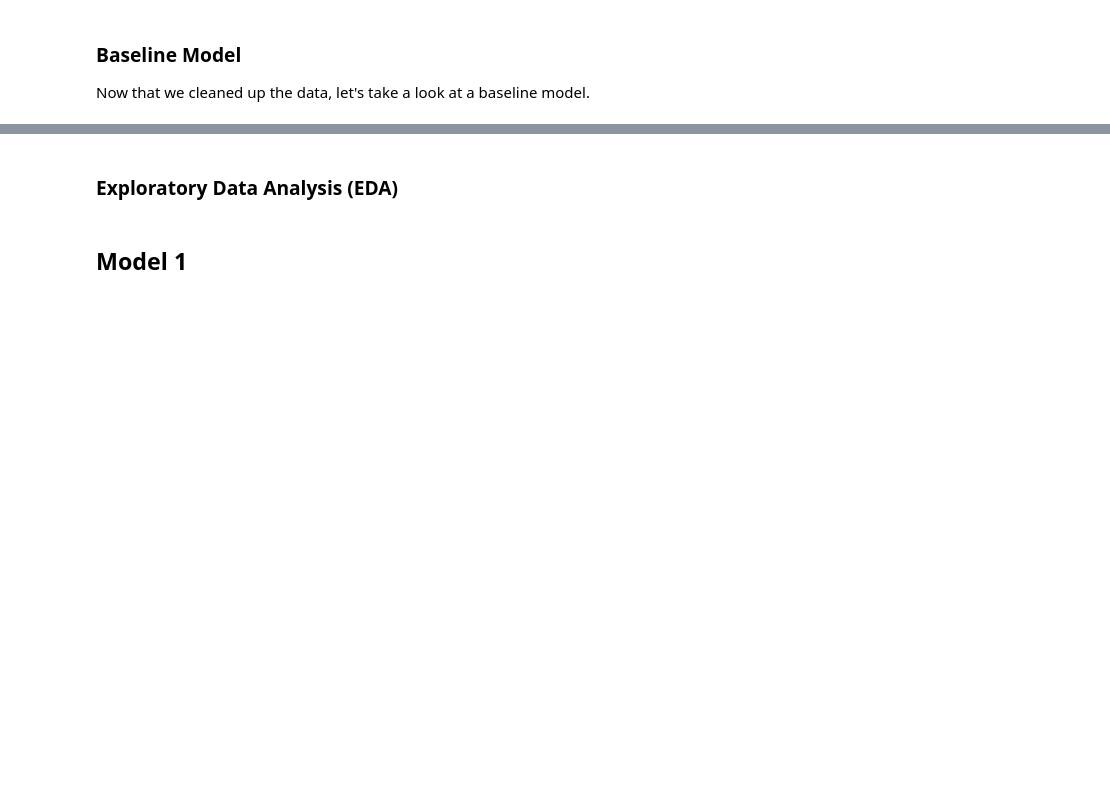
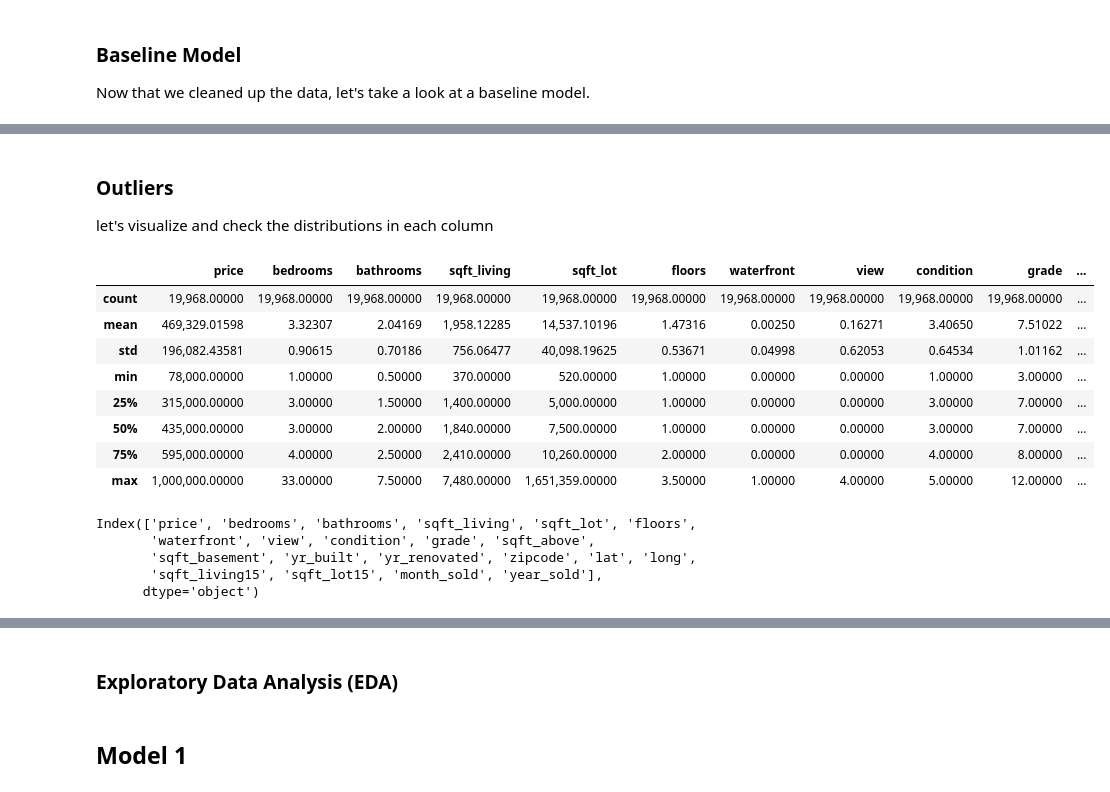
Before and after one commit to jennifernha/King-County-House-Sales, a Jupyter notebook: King County House Sales Analysis.ipynb, the cells around one changed output, grey strips where cells are left out. Cells and saved outputs as stored; diff of their text form; code cells hidden in the pictures; blank space fills up the shorter version.

```diff
--- a/King County House Sales Analysis.ipynb
+++ b/King County House Sales Analysis.ipynb
@@ -328,0 +339,25 @@ strong multicollinearity or other numerical problems.
+# %% [markdown]
+### Outliers
+
+let's visualize and check the distributions in each column
+# %%
+df.describe()
+# %% [output]
+|  | price | bedrooms | bathrooms | sqft_living | sqft_lot | floors | waterfront | view | condition | grade | ... |
+| count | 19,968.00000 | 19,968.00000 | 19,968.00000 | 19,968.00000 | 19,968.00000 | 19,968.00000 | 19,968.00000 | 19,968.00000 | 19,968.00000 | 19,968.00000 | ... |
+| mean | 469,329.01598 | 3.32307 | 2.04169 | 1,958.12285 | 14,537.10196 | 1.47316 | 0.00250 | 0.16271 | 3.40650 | 7.51022 | ... |
+| std | 196,082.43581 | 0.90615 | 0.70186 | 756.06477 | 40,098.19625 | 0.53671 | 0.04998 | 0.62053 | 0.64534 | 1.01162 | ... |
+| min | 78,000.00000 | 1.00000 | 0.50000 | 370.00000 | 520.00000 | 1.00000 | 0.00000 | 0.00000 | 1.00000 | 3.00000 | ... |
+| 25% | 315,000.00000 | 3.00000 | 1.50000 | 1,400.00000 | 5,000.00000 | 1.00000 | 0.00000 | 0.00000 | 3.00000 | 7.00000 | ... |
+| 50% | 435,000.00000 | 3.00000 | 2.00000 | 1,840.00000 | 7,500.00000 | 1.00000 | 0.00000 | 0.00000 | 3.00000 | 7.00000 | ... |
+| 75% | 595,000.00000 | 4.00000 | 2.50000 | 2,410.00000 | 10,260.00000 | 2.00000 | 0.00000 | 0.00000 | 4.00000 | 8.00000 | ... |
+| max | 1,000,000.00000 | 33.00000 | 7.50000 | 7,480.00000 | 1,651,359.00000 | 3.50000 | 1.00000 | 4.00000 | 5.00000 | 12.00000 | ... |
+# %%
+col = df.columns
+col
+# %% [output]
+Index(['price', 'bedrooms', 'bathrooms', 'sqft_living', 'sqft_lot', 'floors',
+       'waterfront', 'view', 'condition', 'grade', 'sqft_above',
+       'sqft_basement', 'yr_built', 'yr_renovated', 'zipcode', 'lat', 'long',
+       'sqft_living15', 'sqft_lot15', 'month_sold', 'year_sold'],
+      dtype='object')
```
Also changed, not shown: parts of 42 cells of this notebook.
